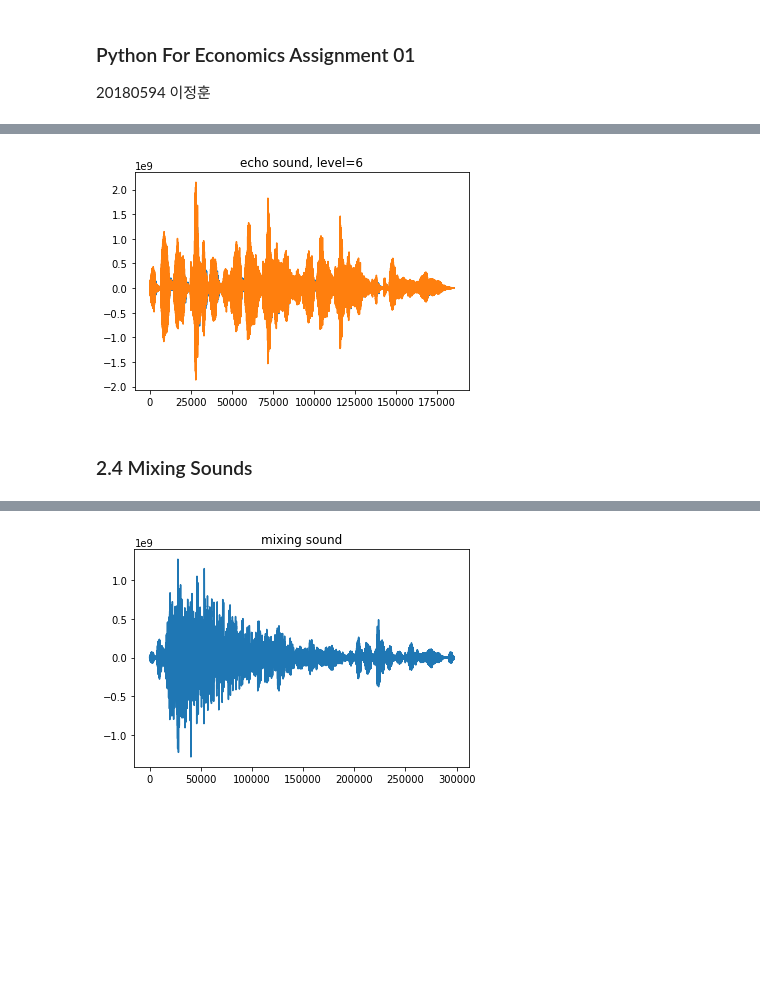
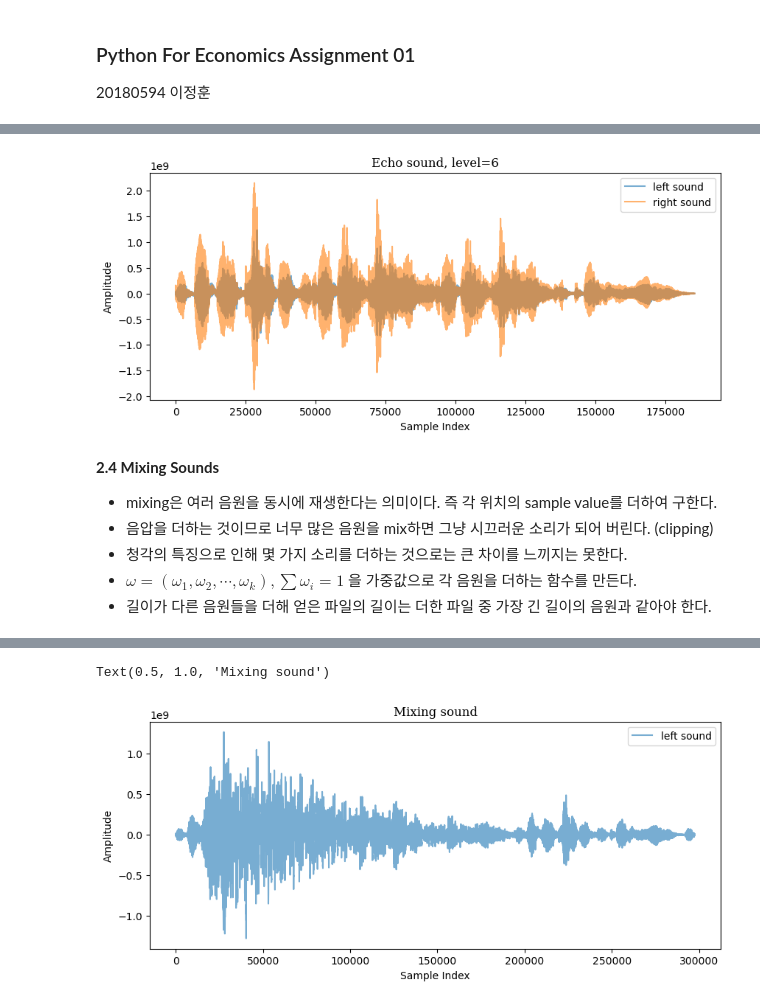
Before and after one commit to Tommylee1013/PythonForEconomics, a Jupyter notebook: HW1NumpySound/homework01.ipynb, the cells around one changed output, grey strips where cells are left out. Saved outputs shown, nothing was run; the diff lists cells and outputs as text; code cells hidden in the pictures; blank space fills up the shorter version.

```diff
--- a/HW1NumpySound/homework01.ipynb
+++ b/HW1NumpySound/homework01.ipynb
@@ -96,14 +116,23 @@ Audio(echo.T, rate=fs)
 # %% [output]
 [interactive output not drawn]
 # %%
-plt.figure()
-plt.plot(echo)
-plt.title('echo sound, level=6')
+plt.figure(figsize = (10,4))
+plt.plot(echo, alpha = 0.6)
+plt.xlabel('Sample Index')
+plt.ylabel('Amplitude')
+plt.legend(['left sound','right sound'])
+plt.title('Echo sound, level=6', fontsize = 12, fontfamily = 'Serif')
 plt.show()
 # %% [output]
-[figure, old version]
+[figure, new version]
-# %% [markdown]
-### 2.4 Mixing Sounds
+# %% [markdown]
+**2.4 Mixing Sounds**
+
+- mixing은 여러 음원을 동시에 재생한다는 의미이다. 즉 각 위치의 sample value를 더하여 구한다.
+- 음압을 더하는 것이므로 너무 많은 음원을 mix하면 그냥 시끄러운 소리가 되어 버린다. (clipping)
+- 청각의 특징으로 인해 몇 가지 소리를 더하는 것으로는 큰 차이를 느끼지는 못한다.
+- $\omega = (\omega_1,\omega_2,⋯,\omega_k),∑\omega_i=1$ 을 가중값으로 각 음원을 더하는 함수를 만든다.
+- 길이가 다른 음원들을 더해 얻은 파일의 길이는 더한 파일 중 가장 긴 길이의 음원과 같아야 한다.
 # %%
 url = "https://raw.githubusercontent.com/k5yi/econ2005/master/datasets/kid_laugh.wav"
 laugh = requests.get(url).content
@@ -136,10 +159,13 @@ fs, mix = mixing([data, woosh], weight=(.4,.6))
 Audio(mix.T, rate=fs)
 # %% [output]
 [interactive output not drawn]
-# %%
-plt.figure()
-plt.plot(mix)
-plt.title('mixing sound')
-plt.show()
-# %% [output]
-[figure, removed]
+# %%
+plt.figure(figsize = (10,4))
+plt.plot(mix, alpha = 0.6)
+plt.xlabel('Sample Index')
+plt.ylabel('Amplitude')
+plt.legend(['left sound','right sound'])
+plt.title('Mixing sound', fontsize = 12, fontfamily = 'Serif')
+# %% [output]
+Text(0.5, 1.0, 'Mixing sound')
+[figure, added]
```
Also changed, not shown: parts of 19 cells of this notebook, 2 other files.
